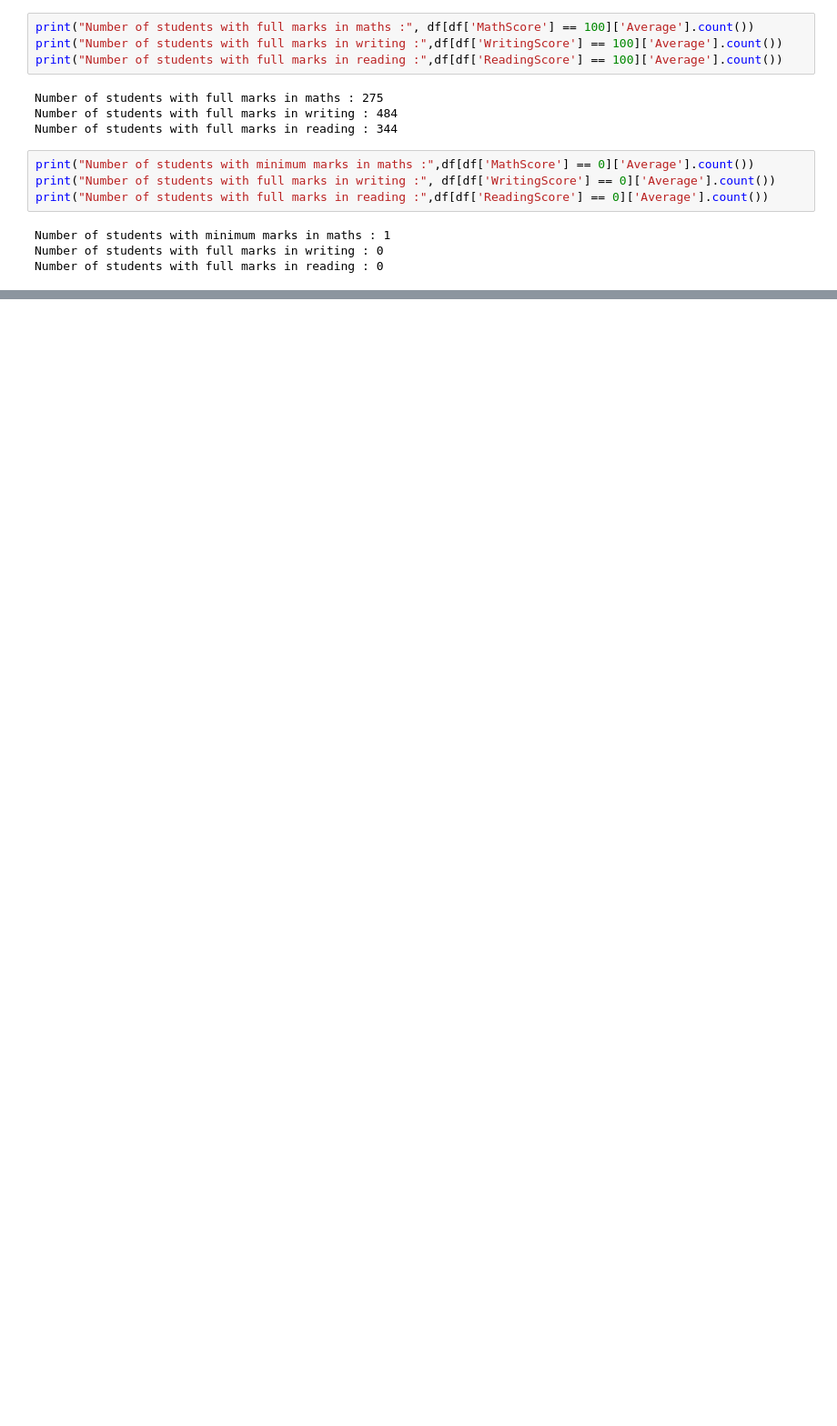
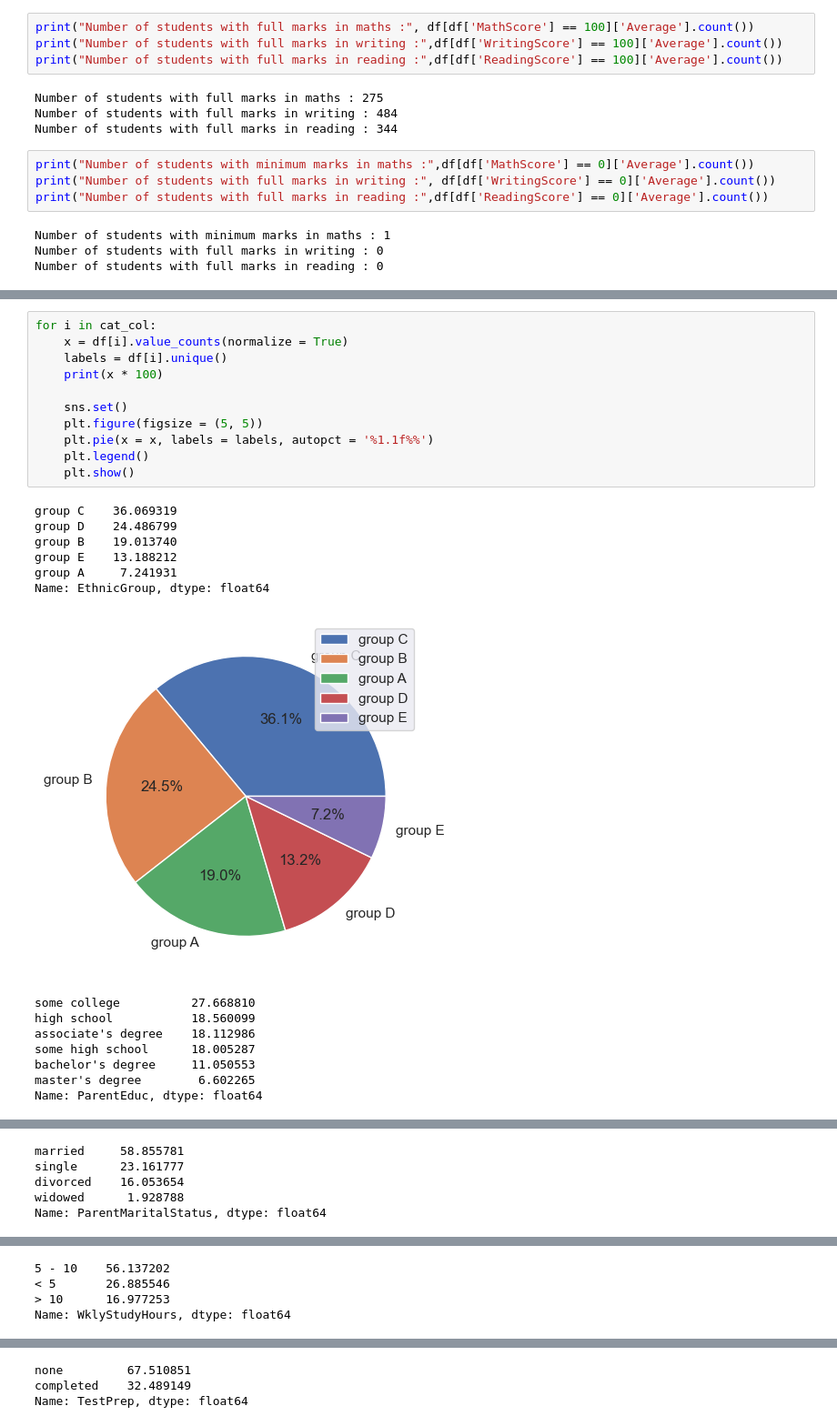
Before and after one commit to pinilDissanayaka/StudenExamScore, a Jupyter notebook: Notebooks/1. Students Exam Scores EDA.ipynb, the cells around one changed output, grey strips where cells are left out. Shown: that part at 91% size. Saved outputs shown, nothing was run; the diff lists cells and outputs as text; blank space fills up the shorter version.

```diff
--- a/Notebooks/1. Students Exam Scores EDA.ipynb
+++ b/Notebooks/1. Students Exam Scores EDA.ipynb
@@ -318,0 +360,26 @@ Number of students with full marks in reading : 0
+# %%
+for i in cat_col:
+    x = df[i].value_counts(normalize = True)
+    labels = df[i].unique()
+    print(x * 100)
+
+    sns.set()
+    plt.figure(figsize = (5, 5))
+    plt.pie(x = x, labels = labels, autopct = '%1.1f%%')
+    plt.legend()
+    plt.show()
+# %% [output]
+group C    36.069319
+group D    24.486799
+group B    19.013740
+group E    13.188212
+group A     7.241931
+Name: EthnicGroup, dtype: float64
+[figure, added]
+some college          27.668810
+high school           18.560099
+associate's degree    18.112986
+some high school      18.005287
+bachelor's degree     11.050553
+master's degree        6.602265
+Name: ParentEduc, dtype: float64
@@ -318,0 +387,5 @@ Number of students with full marks in reading : 0
+married     58.855781
+single      23.161777
+divorced    16.053654
+widowed      1.928788
+Name: ParentMaritalStatus, dtype: float64
@@ -318,0 +393,4 @@ Number of students with full marks in reading : 0
+5 - 10    56.137202
+< 5       26.885546
+> 10      16.977253
+Name: WklyStudyHours, dtype: float64
@@ -318,0 +398,3 @@ Number of students with full marks in reading : 0
+none         67.510851
+completed    32.489149
+Name: TestPrep, dtype: float64
```
Also changed, not shown: parts of 10 cells of this notebook, 2 other files.
